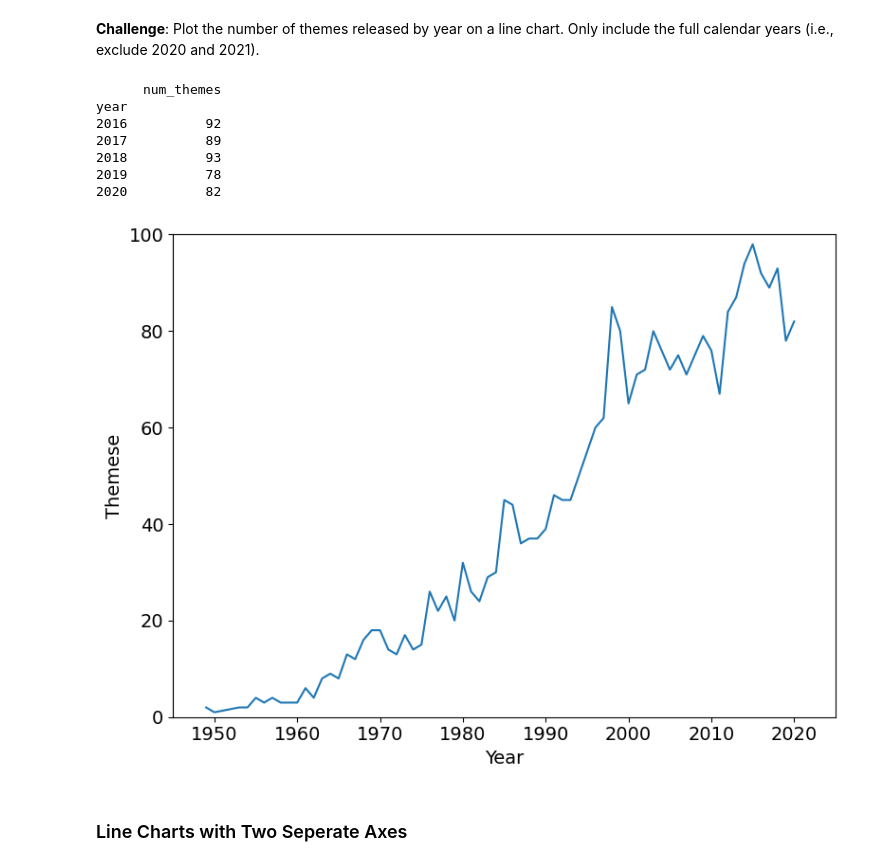
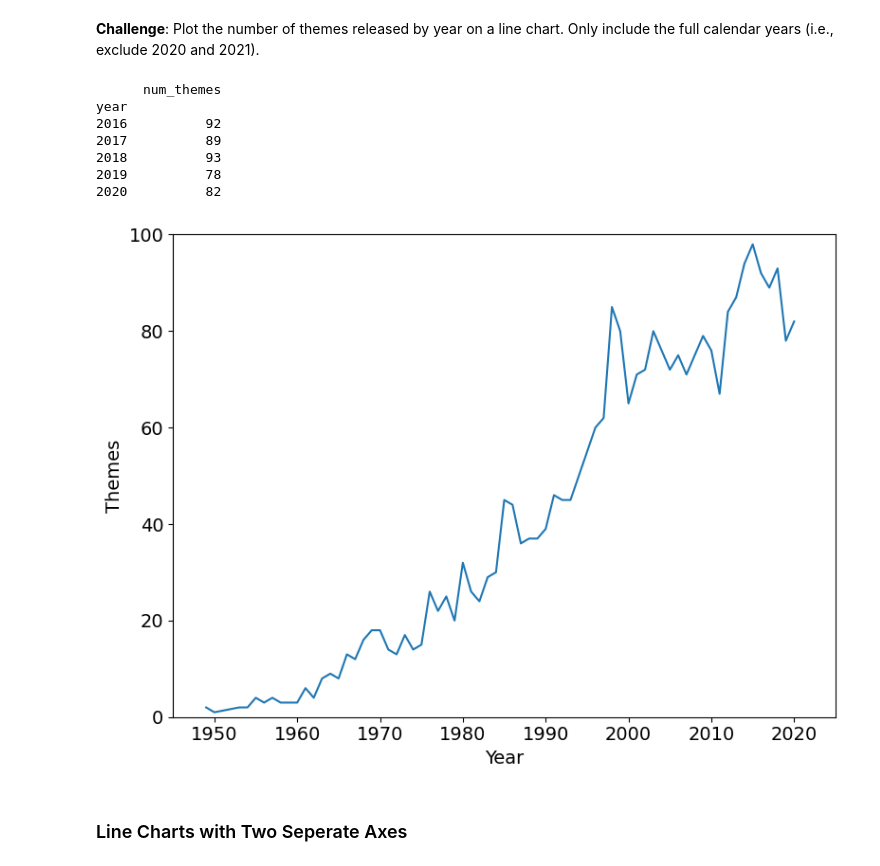
Before and after one commit to jacarty/python-100-days-of-code, a Jupyter notebook: advanced/day74/day74.ipynb, the cells around one changed output. Drawn from its saved outputs; the diff is of its cells as text; code cells hidden in the pictures.

```diff
--- a/advanced/day74/day74.ipynb
+++ b/advanced/day74/day74.ipynb
@@ -225,26 +225,26 @@ year
 # %%
 print(themes_per_year.tail())
 
 plt.figure(figsize=(8, 6))
 plt.xticks(fontsize=14)
 plt.yticks(fontsize=14)
 plt.xlabel('Year', fontsize=14)
-plt.ylabel('Themese', fontsize=14)
+plt.ylabel('Themes', fontsize=14)
 plt.xlim(1945, 2025)
 plt.ylim(0, 100)
 
 plt.plot(themes_per_year.index, themes_per_year['num_themes'])
 
 plt.tight_layout()
 plt.show()
 # %% [output]
       num_themes
 year
 2016          92
 2017          89
 2018          93
 2019          78
 2020          82
-[figure, old version]
+[figure, new version]
 # %% [markdown]
 ### Line Charts with Two Seperate Axes
```
Also changed, not shown: parts of 13 cells of this notebook, 1 other file.
